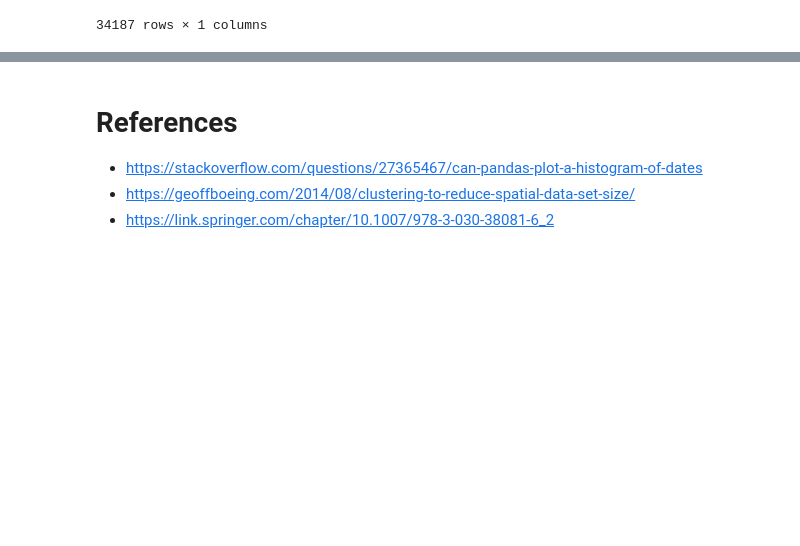
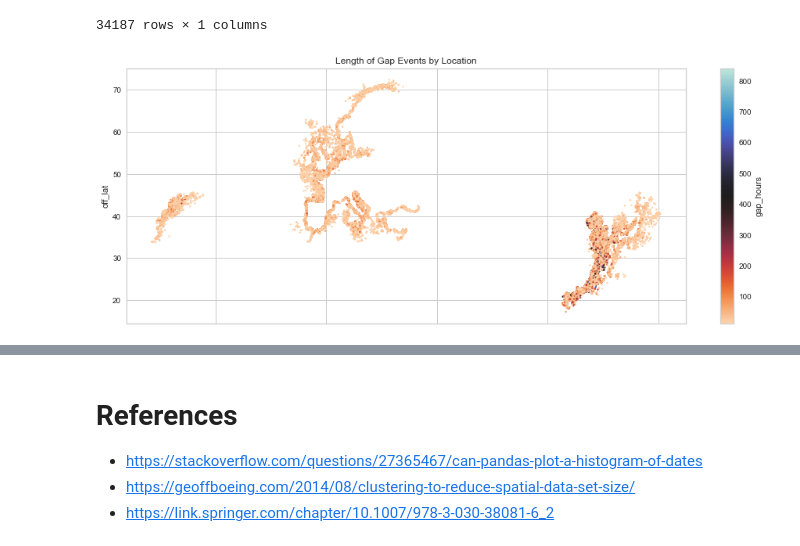
Before and after one commit to jessicarose00/Dark_to_Transparent, a Jupyter notebook: 03_EDA.ipynb, the cells around one changed output, grey strips where cells are left out. Drawn from its saved outputs; the diff is of its cells as text; code cells hidden in the pictures; blank space fills up the shorter version.

```diff
--- a/03_EDA.ipynb
+++ b/03_EDA.ipynb
@@ -650,6 +633,19 @@ cluster0.groupby(['mmsi','vessel_class'])[['gap_hours']].sum().sort_values(by='g
 | 412286068 | trawlers | 12.000000 |
 | 800012470 | fixed_gear | 12.000000 |
 34187 rows × 1 columns
+# %%
+top3 = gap_notreg.loc[(gap_notreg['off_cluster'] == 0) | (gap_notreg['off_cluster'] == 1)| (gap_notreg['off_cluster'] == 3)]
+# %%
+top3.plot(kind="scatter",
+                  x="off_lon",
+                  y="off_lat",
+                  c="gap_hours",
+                  cmap="icefire_r",
+                  figsize=(16, 6),
+                  s=4,
+                  title='Length of Gap Events by Location');
+# %% [output]
+[figure, added]
 # %%
 # Are there any relationships between location and the length of the gap event?
 # Since the avg gap hours for each cluster is between 30-70, analyze gaps less than 1000 hrs
```
Also changed, not shown: parts of 20 cells of this notebook.
